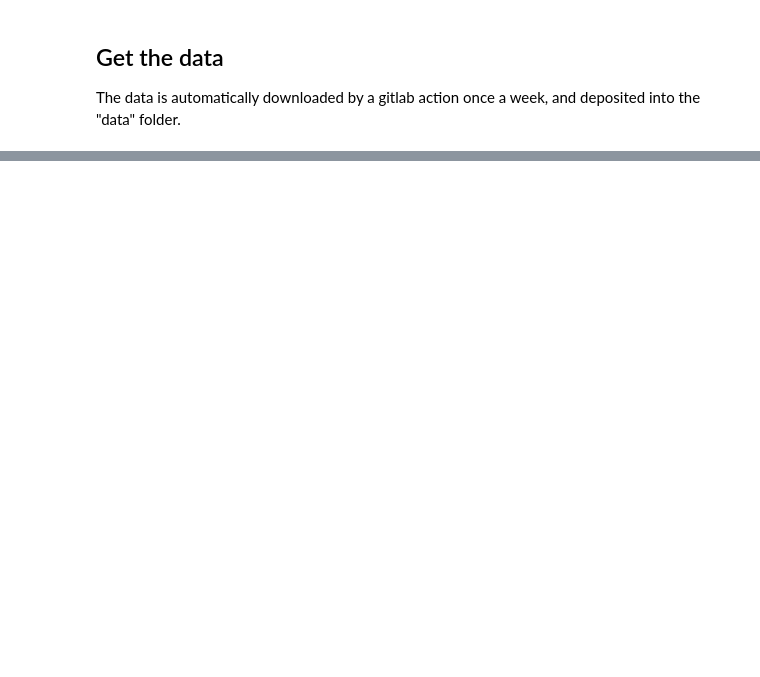
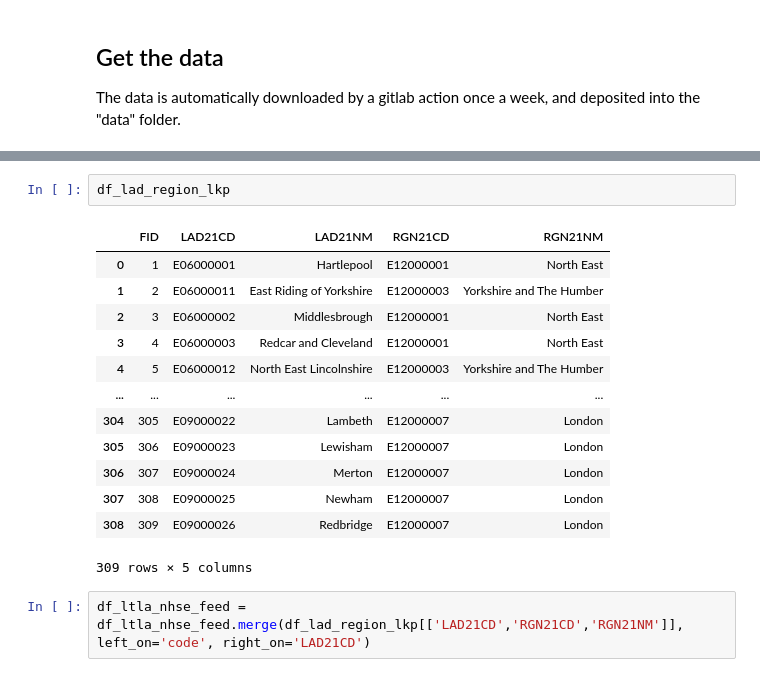
Before and after one commit to SamHollings/covid19_analysis, a Jupyter notebook: covid19_data_exploration.ipynb, the cells around one changed output, grey strips where cells are left out. Cells and saved outputs as stored; diff of their text form; blank space fills up the shorter version.

```diff
--- a/covid19_data_exploration.ipynb
+++ b/covid19_data_exploration.ipynb
@@ -53,0 +43,18 @@ I've put OR above because the civil and NHS geographics aren't easily exchangeab
+# %%
+df_lad_region_lkp
+# %% [output]
+|  | FID | LAD21CD | LAD21NM | RGN21CD | RGN21NM |
+| 0 | 1 | E06000001 | Hartlepool | E12000001 | North East |
+| 1 | 2 | E06000011 | East Riding of Yorkshire | E12000003 | Yorkshire and The Humber |
+| 2 | 3 | E06000002 | Middlesbrough | E12000001 | North East |
+| 3 | 4 | E06000003 | Redcar and Cleveland | E12000001 | North East |
+| 4 | 5 | E06000012 | North East Lincolnshire | E12000003 | Yorkshire and The Humber |
+| ... | ... | ... | ... | ... | ... |
+| 304 | 305 | E09000022 | Lambeth | E12000007 | London |
+| 305 | 306 | E09000023 | Lewisham | E12000007 | London |
+| 306 | 307 | E09000024 | Merton | E12000007 | London |
+| 307 | 308 | E09000025 | Newham | E12000007 | London |
+| 308 | 309 | E09000026 | Redbridge | E12000007 | London |
+309 rows × 5 columns
+# %%
+df_ltla_nhse_feed = df_ltla_nhse_feed.merge(df_lad_region_lkp[['LAD21CD','RGN21CD','RGN21NM']], left_on='code', right_on='LAD21CD')
```
Also changed, not shown: parts of 11 cells of this notebook.
